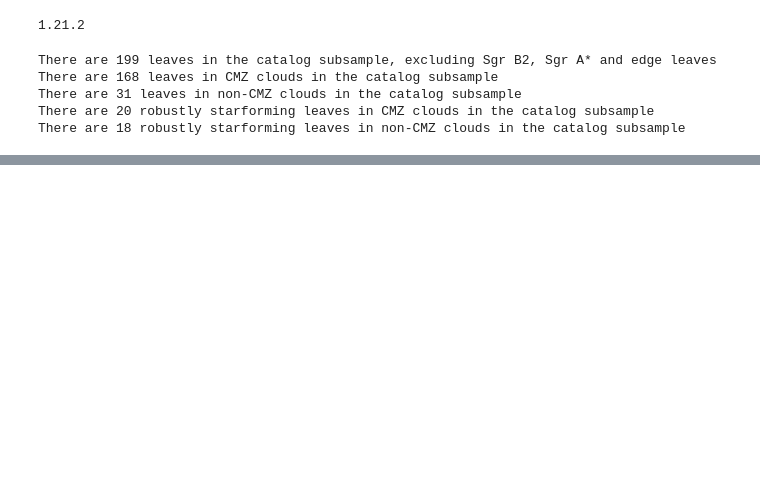
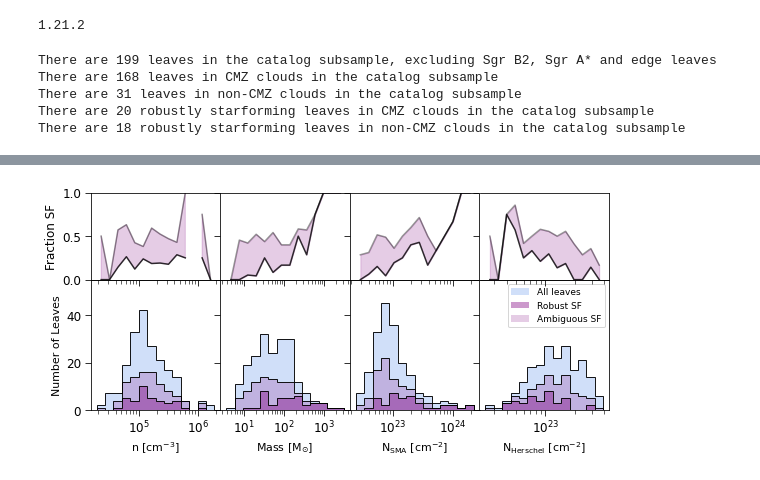
Before and after one commit to hpthatchfield/cmzoom_SFC, a Jupyter notebook: make_CMZoom_SF_figures.ipynb, the cells around one changed output, grey strips where cells are left out. Drawn from its saved outputs; the diff is of its cells as text; code cells hidden in the pictures; blank space fills up the shorter version.

Commit message:
updates to density contrast figures

```diff
--- a/make_CMZoom_SF_figures.ipynb
+++ b/make_CMZoom_SF_figures.ipynb
@@ -234,7 +232,7 @@ ax2.plot(bincens[:-1],h2/h1,color='k',alpha=0.8)
 ax2.plot(bincens[:-1],h3/h1,color='k',alpha=0.4)
 ax2.fill_between(bincens[:-1],y1=h2/h1,y2=h3/h1,color='purple',alpha=0.2)
 ax2.set_ylim(0,1)
-ax2.set_yticklabels([])
+#ax2.set_yticklabels([])
 ax2.tick_params(length=6,which='major',axis='both',direction='out')
 ax2.tick_params(length=4,which='minor',axis='both',direction='out')
 ax.set_xlabel("n [cm$^{-3}$]",fontsize=11)
@@ -372,13 +370,13 @@ ax2.set_yticklabels([])
 ax2.set_xticklabels([])
 for i in range(len(logbins)-1):
     bincens[i]=(logbins[i+1]+logbins[i])/2.
-ax2.plot(bincens[:-1],h2/h1,color='k',alpha=0.8)
+ax2.plot(bincens[:-1],h2/h1,color='k',alpha=0.8,label='Ambiguous')
 ax2.plot(bincens[:-1],h3/h1,color='k',alpha=0.4)
-ax2.fill_between(bincens[:-1],y1=h2/h1,y2=h3/h1,color='purple',alpha=0.2)
+ax2.fill_between(bincens[:-1],y1=h2/h1,y2=h3/h1,color='purple',alpha=0.2,label='Ambiguous')
 ax2.set_ylim(0,1)
 ax.set_yticklabels([])
 ax.set_xlabel("N$_{\\rm Herschel}$ [cm$^{-2}$]",fontsize=11)
-plt.tight_layout()
+#plt.tight_layout()
 
 plt.savefig(savepath+'final_sf_prop_hist_multipanel_4and4_1.pdf',dpi=300,bbox_inches='tight')
 # %% [output]
@@ -387,3 +383,4 @@ plt.savefig(savepath+'final_sf_prop_hist_multipanel_4and4_1.pdf',dpi=300,bbox_in
+[figure, added]
 # %%
 ##################################################################
 ### 4 and 4 panel histograms, separate range between robust and ambiguous
```
Also changed, not shown: parts of 5 cells of this notebook, 1 other file.
